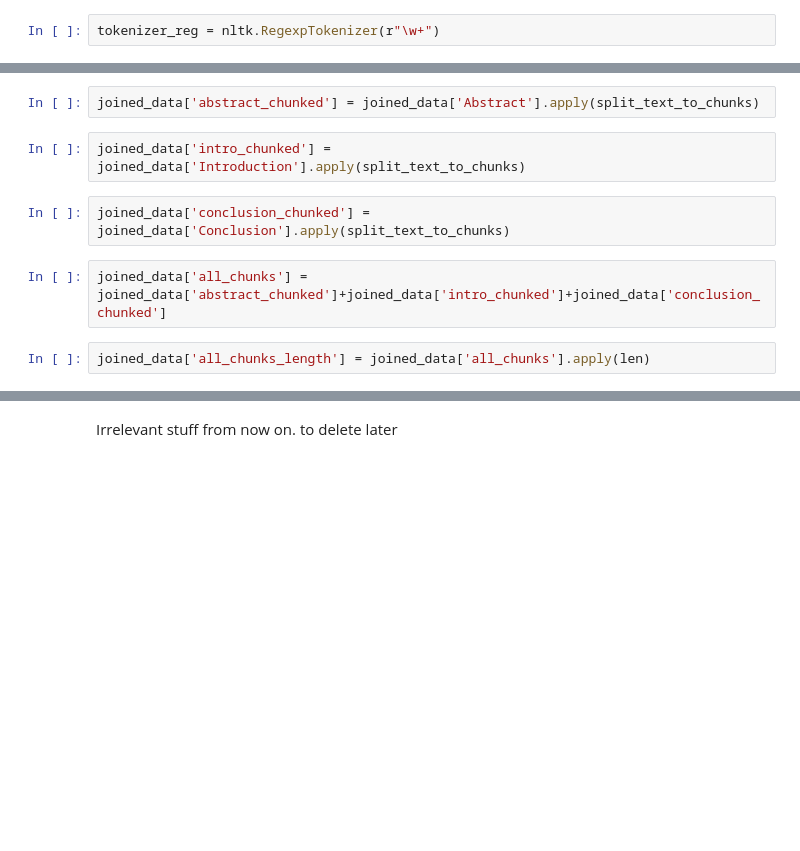
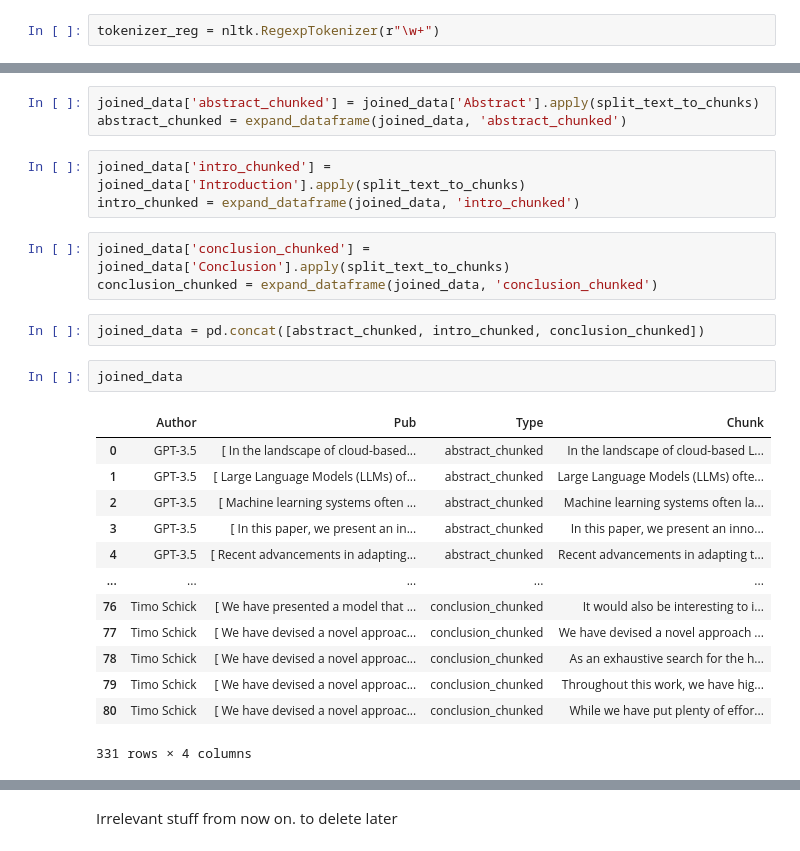
Before and after one commit to mkorob/AI_Authorship_Attribution, a Jupyter notebook: src/data_generation.ipynb, the cells around one changed output, grey strips where cells are left out. Saved outputs shown, nothing was run; the diff lists cells and outputs as text; blank space fills up the shorter version.

```diff
--- a/src/data_generation.ipynb
+++ b/src/data_generation.ipynb
@@ -204,12 +191,29 @@ def split_text_to_chunks(text):
   return list_sequences
 # %%
 joined_data['abstract_chunked'] = joined_data['Abstract'].apply(split_text_to_chunks)
+abstract_chunked = expand_dataframe(joined_data, 'abstract_chunked')
 # %%
 joined_data['intro_chunked'] = joined_data['Introduction'].apply(split_text_to_chunks)
+intro_chunked = expand_dataframe(joined_data, 'intro_chunked')
 # %%
 joined_data['conclusion_chunked'] = joined_data['Conclusion'].apply(split_text_to_chunks)
+conclusion_chunked = expand_dataframe(joined_data, 'conclusion_chunked')
 # %%
-joined_data['all_chunks'] = joined_data['abstract_chunked']+joined_data['intro_chunked']+joined_data['conclusion_chunked']
+joined_data = pd.concat([abstract_chunked, intro_chunked, conclusion_chunked])
-# %%
-joined_data['all_chunks_length'] = joined_data['all_chunks'].apply(len)
+# %%
+joined_data
+# %% [output]
+|  | Author | Pub | Type | Chunk |
+| 0 | GPT-3.5 | [ In the landscape of cloud-based... | abstract_chunked | In the landscape of cloud-based L... |
+| 1 | GPT-3.5 | [ Large Language Models (LLMs) of... | abstract_chunked | Large Language Models (LLMs) ofte... |
+| 2 | GPT-3.5 | [ Machine learning systems often ... | abstract_chunked | Machine learning systems often la... |
+| 3 | GPT-3.5 | [ In this paper, we present an in... | abstract_chunked | In this paper, we present an inno... |
+| 4 | GPT-3.5 | [ Recent advancements in adapting... | abstract_chunked | Recent advancements in adapting t... |
+| ... | ... | ... | ... | ... |
+| 76 | Timo Schick | [ We have presented a model that ... | conclusion_chunked | It would also be interesting to i... |
+| 77 | Timo Schick | [ We have devised a novel approac... | conclusion_chunked | We have devised a novel approach ... |
+| 78 | Timo Schick | [ We have devised a novel approac... | conclusion_chunked | As an exhaustive search for the h... |
+| 79 | Timo Schick | [ We have devised a novel approac... | conclusion_chunked | Throughout this work, we have hig... |
+| 80 | Timo Schick | [ We have devised a novel approac... | conclusion_chunked | While we have put plenty of effor... |
+331 rows × 4 columns
 # %%
```
Also changed, not shown: parts of 11 cells of this notebook, 3 other files.
